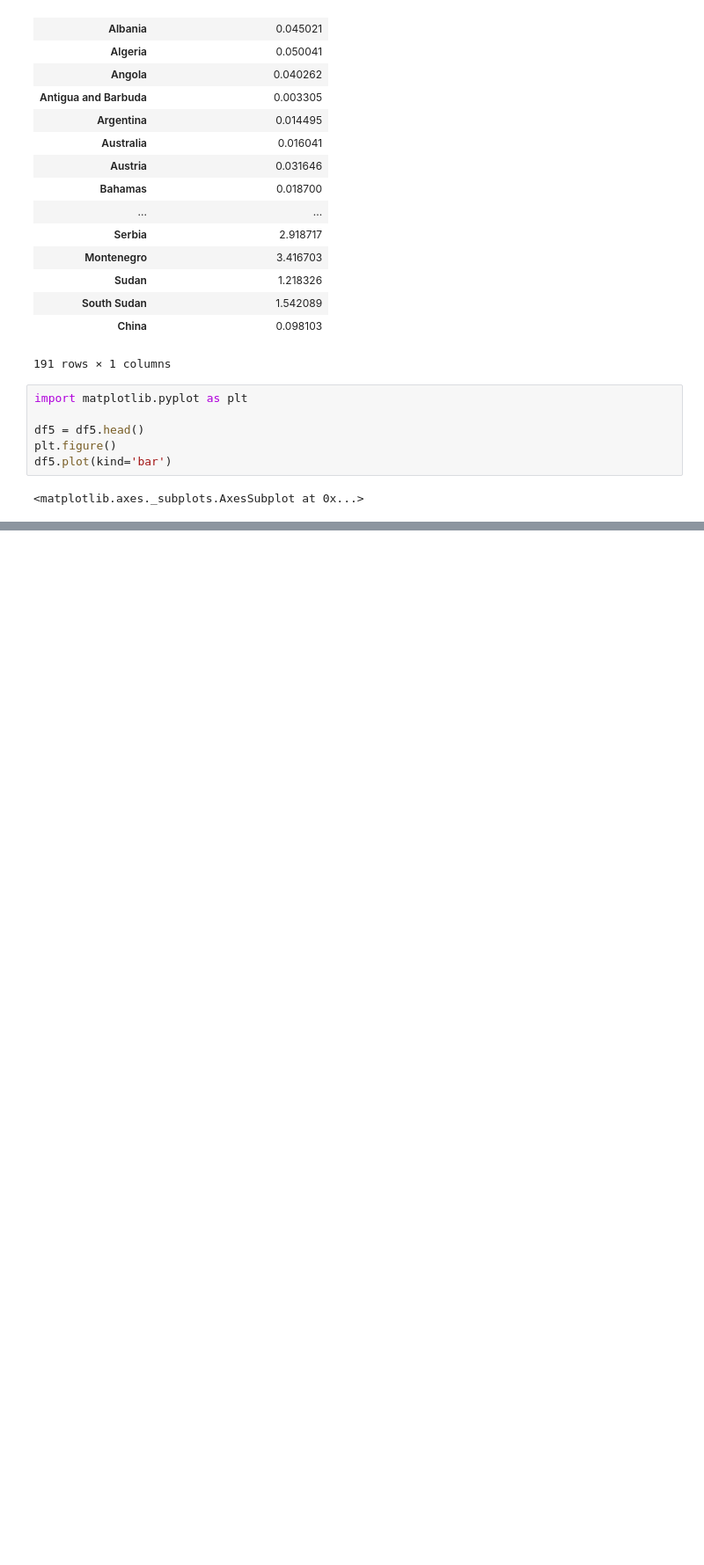
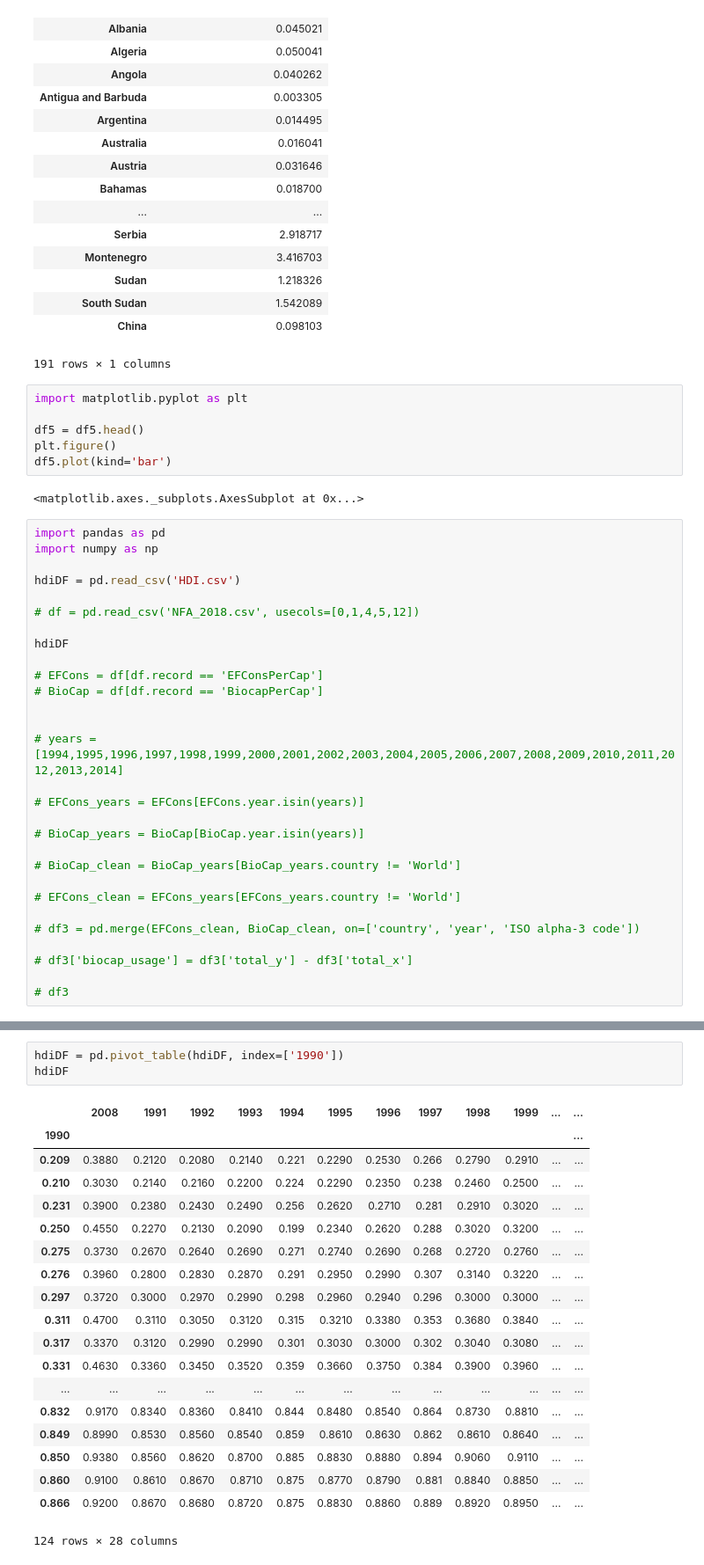
Before and after one commit to alhuang2/ecological-footprint, a Jupyter notebook: cleaned_data.ipynb, the cells around one changed output, grey strips where cells are left out. Shown at 88% size. Cells and saved outputs as stored; diff of their text form; blank space fills up the shorter version.

```diff
--- a/cleaned_data.ipynb
+++ b/cleaned_data.ipynb
@@ -157,3 +157,32 @@ plt.figure()
 df5.plot(kind='bar')
 # %% [output]
 <matplotlib.axes._subplots.AxesSubplot at 0x...>
+# %%
+import pandas as pd
+import numpy as np
+
+hdiDF = pd.read_csv('HDI.csv')
+
+# df = pd.read_csv('NFA_2018.csv', usecols=[0,1,4,5,12])
+
+hdiDF
+
+# EFCons = df[df.record == 'EFConsPerCap']
+# BioCap = df[df.record == 'BiocapPerCap']
+
+
+# years = [1994,1995,1996,1997,1998,1999,2000,2001,2002,2003,2004,2005,2006,2007,2008,2009,2010,2011,2012,2013,2014]
+
+# EFCons_years = EFCons[EFCons.year.isin(years)]
+
+# BioCap_years = BioCap[BioCap.year.isin(years)]
+
+# BioCap_clean = BioCap_years[BioCap_years.country != 'World']
+
+# EFCons_clean = EFCons_years[EFCons_years.country != 'World']
+
+# df3 = pd.merge(EFCons_clean, BioCap_clean, on=['country', 'year', 'ISO alpha-3 code'])
+
+# df3['biocap_usage'] = df3['total_y'] - df3['total_x']
+
+# df3
@@ -159,0 +208,23 @@ df5.plot(kind='bar')
+# %%
+hdiDF = pd.pivot_table(hdiDF, index=['1990'])
+hdiDF
+# %% [output]
+|  | 2008 | 1991 | 1992 | 1993 | 1994 | 1995 | 1996 | 1997 | 1998 | 1999 | ... | ... |
+| 1990 |  |  |  |  |  |  |  |  |  |  |  | ... |
+| 0.209 | 0.3880 | 0.2120 | 0.2080 | 0.2140 | 0.221 | 0.2290 | 0.2530 | 0.266 | 0.2790 | 0.2910 | ... | ... |
+| 0.210 | 0.3030 | 0.2140 | 0.2160 | 0.2200 | 0.224 | 0.2290 | 0.2350 | 0.238 | 0.2460 | 0.2500 | ... | ... |
+| 0.231 | 0.3900 | 0.2380 | 0.2430 | 0.2490 | 0.256 | 0.2620 | 0.2710 | 0.281 | 0.2910 | 0.3020 | ... | ... |
+| 0.250 | 0.4550 | 0.2270 | 0.2130 | 0.2090 | 0.199 | 0.2340 | 0.2620 | 0.288 | 0.3020 | 0.3200 | ... | ... |
+| 0.275 | 0.3730 | 0.2670 | 0.2640 | 0.2690 | 0.271 | 0.2740 | 0.2690 | 0.268 | 0.2720 | 0.2760 | ... | ... |
+| 0.276 | 0.3960 | 0.2800 | 0.2830 | 0.2870 | 0.291 | 0.2950 | 0.2990 | 0.307 | 0.3140 | 0.3220 | ... | ... |
+| 0.297 | 0.3720 | 0.3000 | 0.2970 | 0.2990 | 0.298 | 0.2960 | 0.2940 | 0.296 | 0.3000 | 0.3000 | ... | ... |
+| 0.311 | 0.4700 | 0.3110 | 0.3050 | 0.3120 | 0.315 | 0.3210 | 0.3380 | 0.353 | 0.3680 | 0.3840 | ... | ... |
+| 0.317 | 0.3370 | 0.3120 | 0.2990 | 0.2990 | 0.301 | 0.3030 | 0.3000 | 0.302 | 0.3040 | 0.3080 | ... | ... |
+| 0.331 | 0.4630 | 0.3360 | 0.3450 | 0.3520 | 0.359 | 0.3660 | 0.3750 | 0.384 | 0.3900 | 0.3960 | ... | ... |
+| ... | ... | ... | ... | ... | ... | ... | ... | ... | ... | ... | ... | ... |
+| 0.832 | 0.9170 | 0.8340 | 0.8360 | 0.8410 | 0.844 | 0.8480 | 0.8540 | 0.864 | 0.8730 | 0.8810 | ... | ... |
+| 0.849 | 0.8990 | 0.8530 | 0.8560 | 0.8540 | 0.859 | 0.8610 | 0.8630 | 0.862 | 0.8610 | 0.8640 | ... | ... |
+| 0.850 | 0.9380 | 0.8560 | 0.8620 | 0.8700 | 0.885 | 0.8830 | 0.8880 | 0.894 | 0.9060 | 0.9110 | ... | ... |
+| 0.860 | 0.9100 | 0.8610 | 0.8670 | 0.8710 | 0.875 | 0.8770 | 0.8790 | 0.881 | 0.8840 | 0.8850 | ... | ... |
+| 0.866 | 0.9200 | 0.8670 | 0.8680 | 0.8720 | 0.875 | 0.8830 | 0.8860 | 0.889 | 0.8920 | 0.8950 | ... | ... |
+124 rows × 28 columns
```
Also changed, not shown: parts of 1 cell of this notebook, 5 other files.
